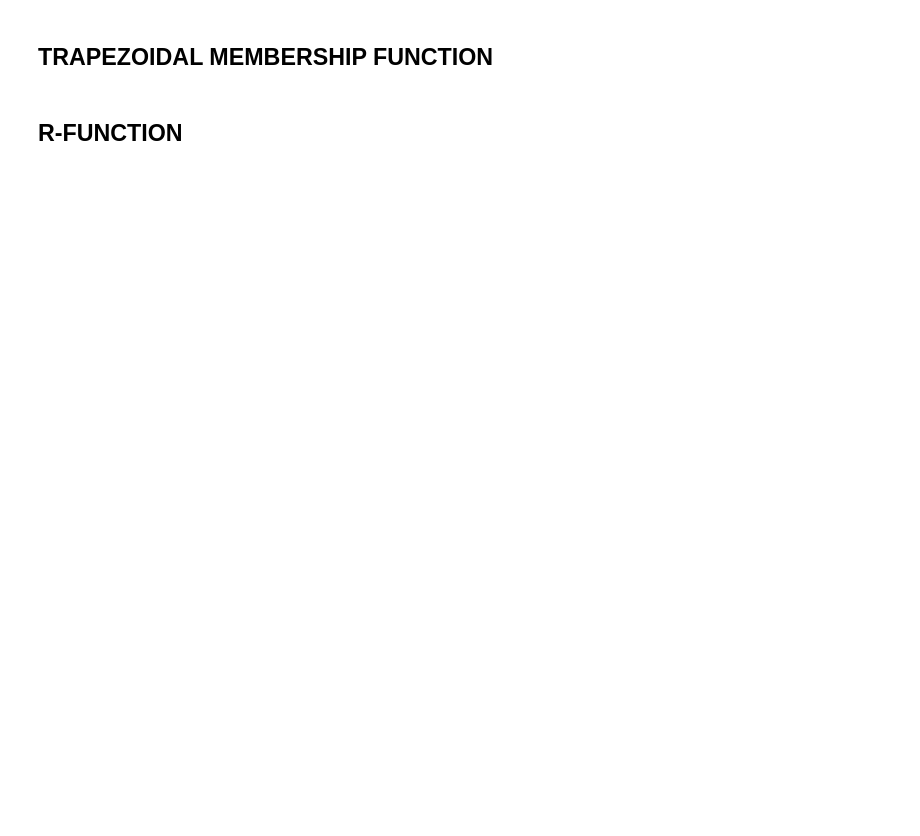
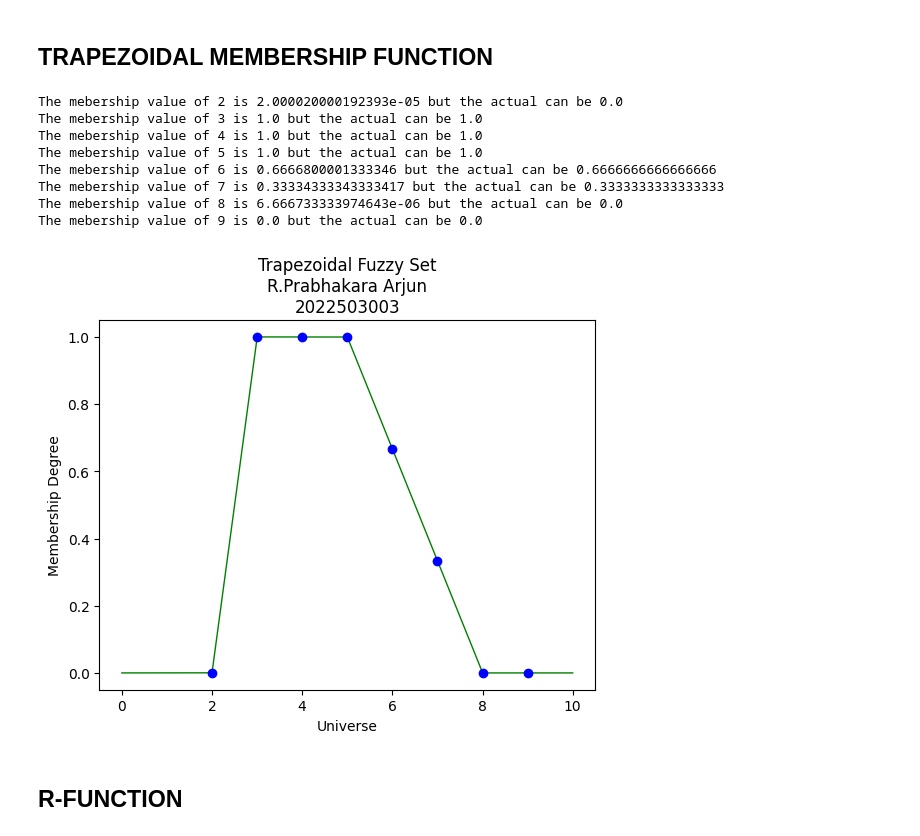
Before and after one commit to themysterysolver/PYTHON_BASICS, a Jupyter notebook: SOFT_COMPUTING/FUZZY_MEMBERSHIP_FUNCTION.ipynb, the cells around one changed output. Cells and saved outputs as stored; diff of their text form; code cells hidden in the pictures; blank space fills up the shorter version.

Commit message:
"FEAT:Completed ttriangular,trapezoidal,R,L-Trapezoidal"

```diff
--- a/SOFT_COMPUTING/FUZZY_MEMBERSHIP_FUNCTION.ipynb
+++ b/SOFT_COMPUTING/FUZZY_MEMBERSHIP_FUNCTION.ipynb
@@ -54,4 +87,32 @@ The mebership value of 7 is 0.0
 # %% [markdown]
 ## TRAPEZOIDAL MEMBERSHIP FUNCTION
+# %%
+x = np.linspace(0,10,100000)
+a,b,c,d = 2,3,5,8
+trapMf = fuzzy.trapmf(x,[a,b,c,d])
+plt.plot(x,trapMf,'g',linewidth=1)
+plt.title("Trapezoidal Fuzzy Set\nR.Prabhakara Arjun\n2022503003")
+plt.xlabel("Universe")
+plt.ylabel("Membership Degree")
+
+## TESTING
+def MembershipTrapezoidal(value):
+  idx = np.argmin(np.abs(x-value))
+  memebership_val = trapMf[idx]
+  plt.plot(value,memebership_val,'bo')
+  return trapMf[idx]
+
+for val in [2,3,4,5,6,7,8,9]:
+  print('The mebership value of {} is {} but the actual can be {}'.format(val,MembershipTrapezoidal(val),fuzzy.trapmf(np.array([val]),[a,b,c,d])[0]))
+# %% [output]
+The mebership value of 2 is 2.000020000192393e-05 but the actual can be 0.0
+The mebership value of 3 is 1.0 but the actual can be 1.0
+The mebership value of 4 is 1.0 but the actual can be 1.0
+The mebership value of 5 is 1.0 but the actual can be 1.0
+The mebership value of 6 is 0.6666800001333346 but the actual can be 0.6666666666666666
+The mebership value of 7 is 0.33334333343333417 but the actual can be 0.3333333333333333
+The mebership value of 8 is 6.666733333974643e-06 but the actual can be 0.0
+The mebership value of 9 is 0.0 but the actual can be 0.0
+[figure, added]
 # %% [markdown]
 ## R-FUNCTION
```
Also changed, not shown: parts of 3 cells of this notebook.
